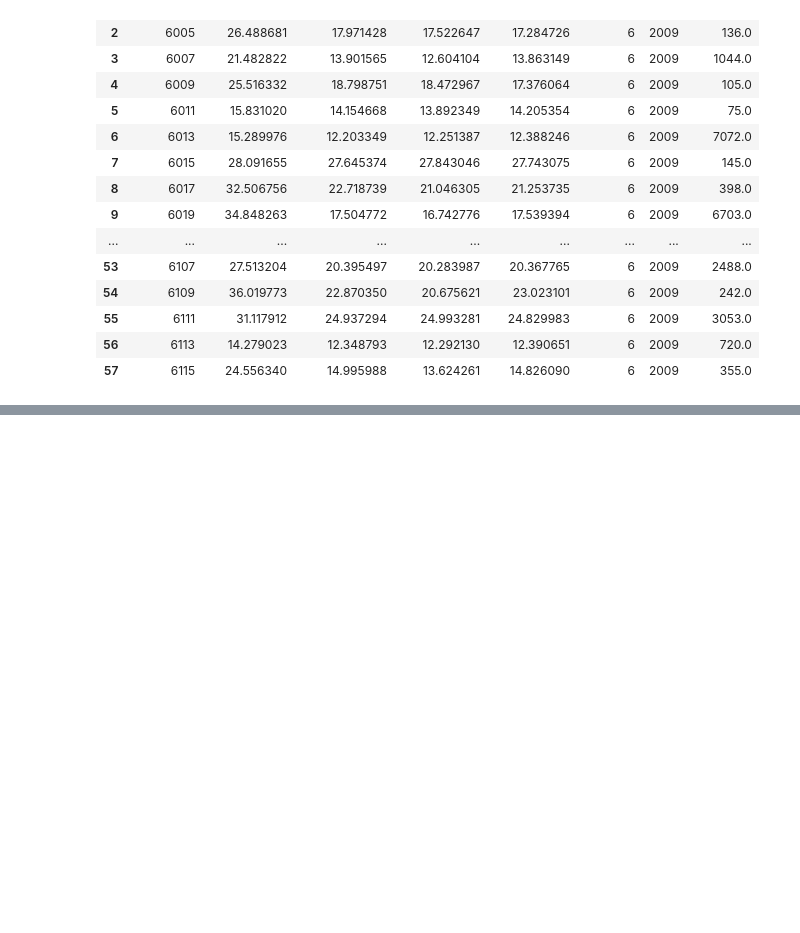
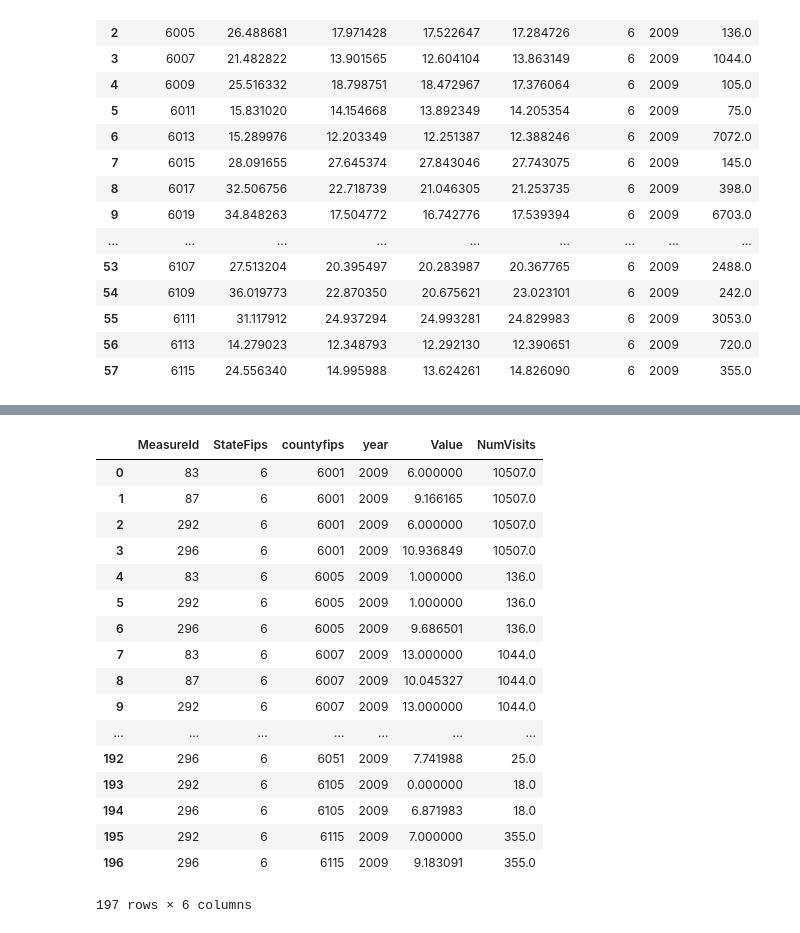
Before and after one commit to VanessaKnox/MVP-Solutions, a Jupyter notebook: masterprojectwork (asthma and ozone) .ipynb, the cells around one changed output, grey strips where cells are left out. Cells and saved outputs as stored; diff of their text form; code cells hidden in the pictures; blank space fills up the shorter version.

```diff
--- a/masterprojectwork.ipynb
+++ b/masterprojectwork (asthma and ozone) .ipynb
@@ -340,0 +304,8 @@ cdc_df_abbreviated_2009_PM
+# %%
+final_cdc_df_2009 = cdc_df_abbreviated_2009_PM[['MeasureId','StateFips', 'CountyFips', 'ReportYear','Value']]
+final_cdc_df_2009 = final_cdc_df_2009.apply(pd.to_numeric)
+
+
+final_cdc_df_2009 = final_cdc_df_2009.rename(columns={'CountyFips': 'countyfips', 'ReportYear': 'year'})
+
+final_cdc_df_2009
@@ -1012,0 +1054,24 @@ combined_ozone_asthma_2009
+# %%
+#merged num visits asthma 2009 and cdc 2009
+combined_cdc_asthma_2009 = pd.merge(final_cdc_df_2009, numvisits_byfips_2009_df, on="countyfips")
+
+combined_cdc_asthma_2009
+# %% [output]
+|  | MeasureId | StateFips | countyfips | year | Value | NumVisits |
+| 0 | 83 | 6 | 6001 | 2009 | 6.000000 | 10507.0 |
+| 1 | 87 | 6 | 6001 | 2009 | 9.166165 | 10507.0 |
+| 2 | 292 | 6 | 6001 | 2009 | 6.000000 | 10507.0 |
+| 3 | 296 | 6 | 6001 | 2009 | 10.936849 | 10507.0 |
+| 4 | 83 | 6 | 6005 | 2009 | 1.000000 | 136.0 |
+| 5 | 292 | 6 | 6005 | 2009 | 1.000000 | 136.0 |
+| 6 | 296 | 6 | 6005 | 2009 | 9.686501 | 136.0 |
+| 7 | 83 | 6 | 6007 | 2009 | 13.000000 | 1044.0 |
+| 8 | 87 | 6 | 6007 | 2009 | 10.045327 | 1044.0 |
+| 9 | 292 | 6 | 6007 | 2009 | 13.000000 | 1044.0 |
+| ... | ... | ... | ... | ... | ... | ... |
+| 192 | 296 | 6 | 6051 | 2009 | 7.741988 | 25.0 |
+| 193 | 292 | 6 | 6105 | 2009 | 0.000000 | 18.0 |
+| 194 | 296 | 6 | 6105 | 2009 | 6.871983 | 18.0 |
+| 195 | 292 | 6 | 6115 | 2009 | 7.000000 | 355.0 |
+| 196 | 296 | 6 | 6115 | 2009 | 9.183091 | 355.0 |
+197 rows × 6 columns
```
Also changed, not shown: parts of 20 cells of this notebook, 1 other file.
